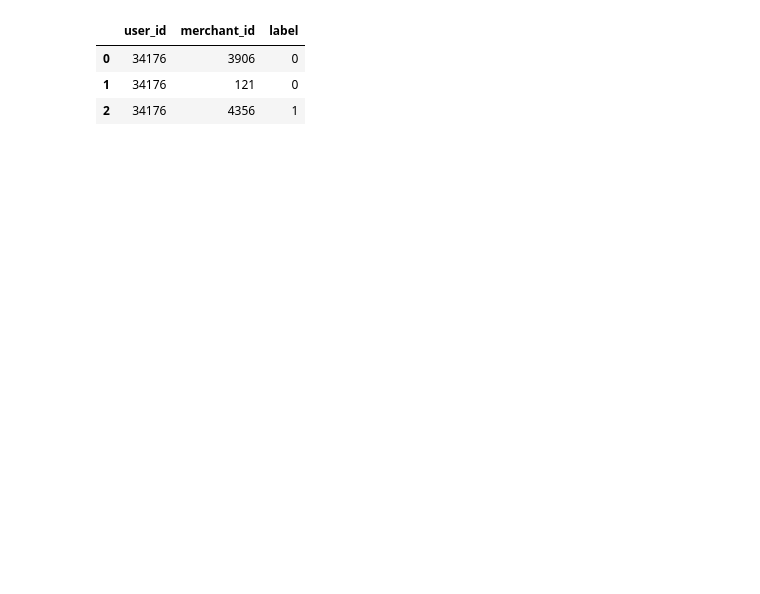
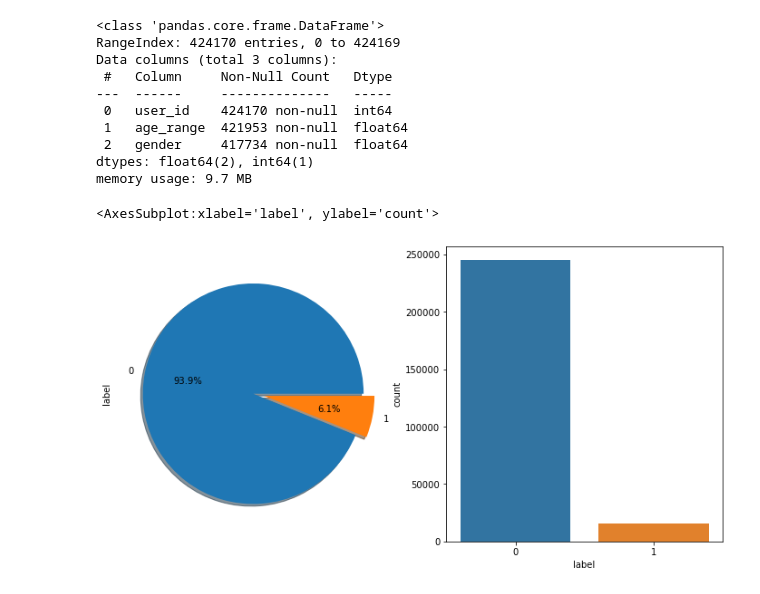
Before and after one commit to xnfan/MachineLearning, a Jupyter notebook: LearningFromContest/TIANCHI_repeat_buy_prediction/data_analysis.ipynb, the cells around one changed output. Cells and saved outputs as stored; diff of their text form; code cells hidden in the pictures; blank space fills up the shorter version.

Commit message:
add data_analysis

```diff
--- a/LearningFromContest/TIANCHI_repeat_buy_prediction/data_analysis.ipynb
+++ b/LearningFromContest/TIANCHI_repeat_buy_prediction/data_analysis.ipynb
@@ -17,8 +17,23 @@ user_info = pd.read_csv("./data/user_info_format1.csv")
 user_log = pd.read_csv("./data/user_log_format1.csv")
 # %%
 train_data.head(3)
+user_info.info()
 # %% [output]
-|  | user_id | merchant_id | label |
-| 0 | 34176 | 3906 | 0 |
-| 1 | 34176 | 121 | 0 |
-| 2 | 34176 | 4356 | 1 |
+<class 'pandas.core.frame.DataFrame'>
+RangeIndex: 424170 entries, 0 to 424169
+Data columns (total 3 columns):
+ #   Column     Non-Null Count   Dtype
+---  ------     --------------   -----
+ 0   user_id    424170 non-null  int64
+ 1   age_range  421953 non-null  float64
+ 2   gender     417734 non-null  float64
+dtypes: float64(2), int64(1)
+memory usage: 9.7 MB
+# %%
+label_gp = train_data.groupby("label")["user_id"].count()
+_, axe = plt.subplots(1, 2, figsize=(12, 6))
+train_data.label.value_counts().plot(kind='pie', autopct='%1.1f%%', shadow=True, explode=[0, 0.1], ax=axe[0])
+sns.countplot('label', data=train_data, ax=axe[1])
+# %% [output]
+<AxesSubplot:xlabel='label', ylabel='count'>
+[figure, added]
```
Also changed, not shown: parts of 7 cells of this notebook.
